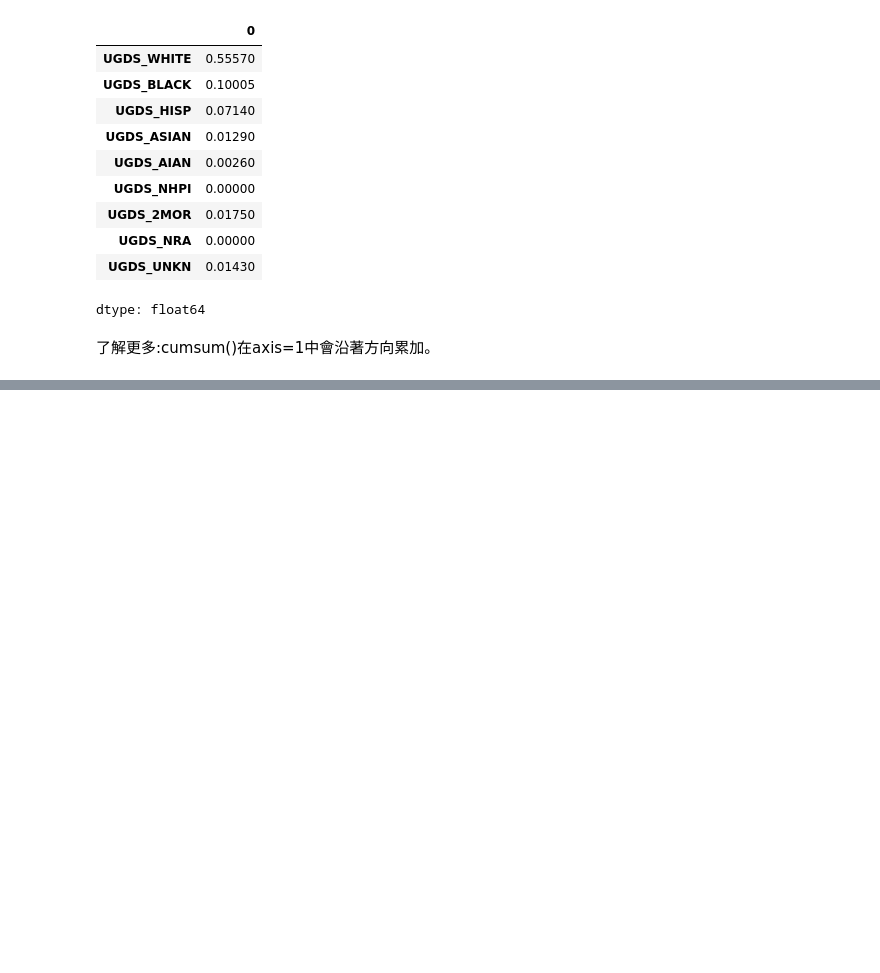
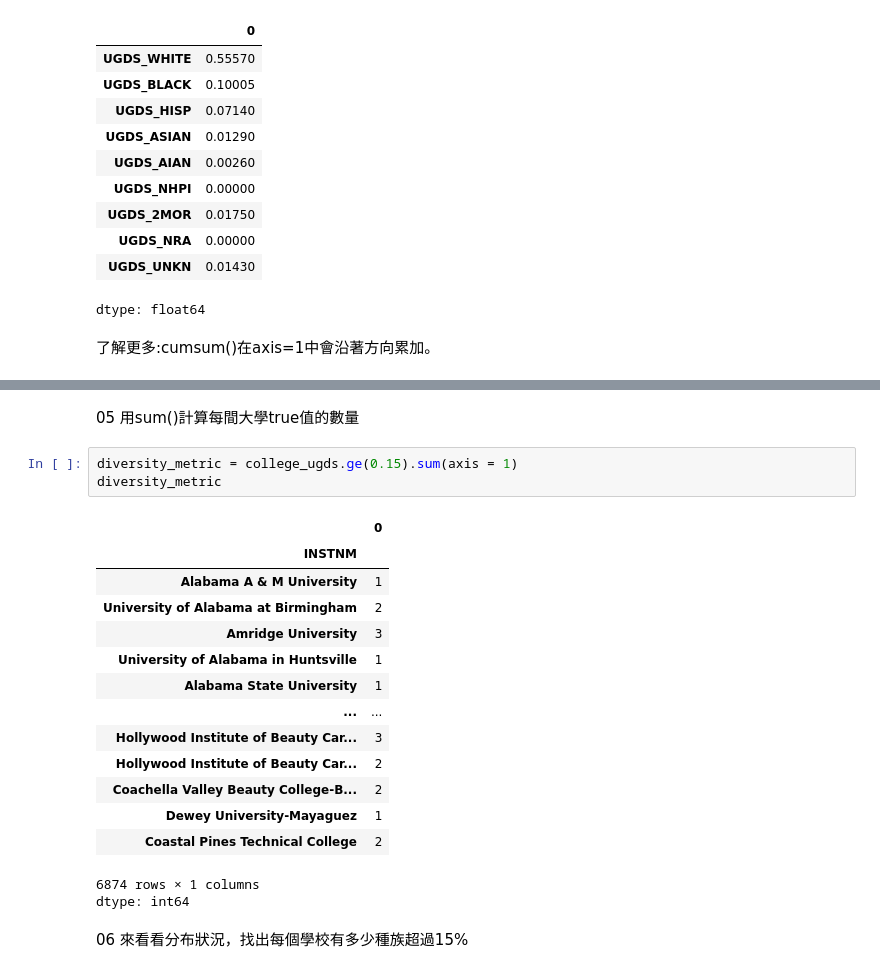
Before and after one commit to akilchen/pandas-, a Jupyter notebook: CH02_DataFrame的運算技巧.ipynb, the cells around one changed output, grey strips where cells are left out. Saved outputs shown, nothing was run; the diff lists cells and outputs as text; blank space fills up the shorter version.

```diff
--- a/CH02_DataFrame的運算技巧.ipynb
+++ b/CH02_DataFrame的運算技巧.ipynb
@@ -693,0 +769,23 @@ college_ugds.head()
+# %% [markdown]
+05 用sum()計算每間大學true值的數量
+# %%
+diversity_metric = college_ugds.ge(0.15).sum(axis = 1)
+diversity_metric
+# %% [output]
+|  | 0 |
+| INSTNM |  |
+| Alabama A & M University | 1 |
+| University of Alabama at Birmingham | 2 |
+| Amridge University | 3 |
+| University of Alabama in Huntsville | 1 |
+| Alabama State University | 1 |
+| ... | ... |
+| Hollywood Institute of Beauty Car... | 3 |
+| Hollywood Institute of Beauty Car... | 2 |
+| Coachella Valley Beauty College-B... | 2 |
+| Dewey University-Mayaguez | 1 |
+| Coastal Pines Technical College | 2 |
+6874 rows × 1 columns
+dtype: int64
+# %% [markdown]
+06 來看看分布狀況，找出每個學校有多少種族超過15%
```
Also changed, not shown: parts of 25 cells of this notebook.
